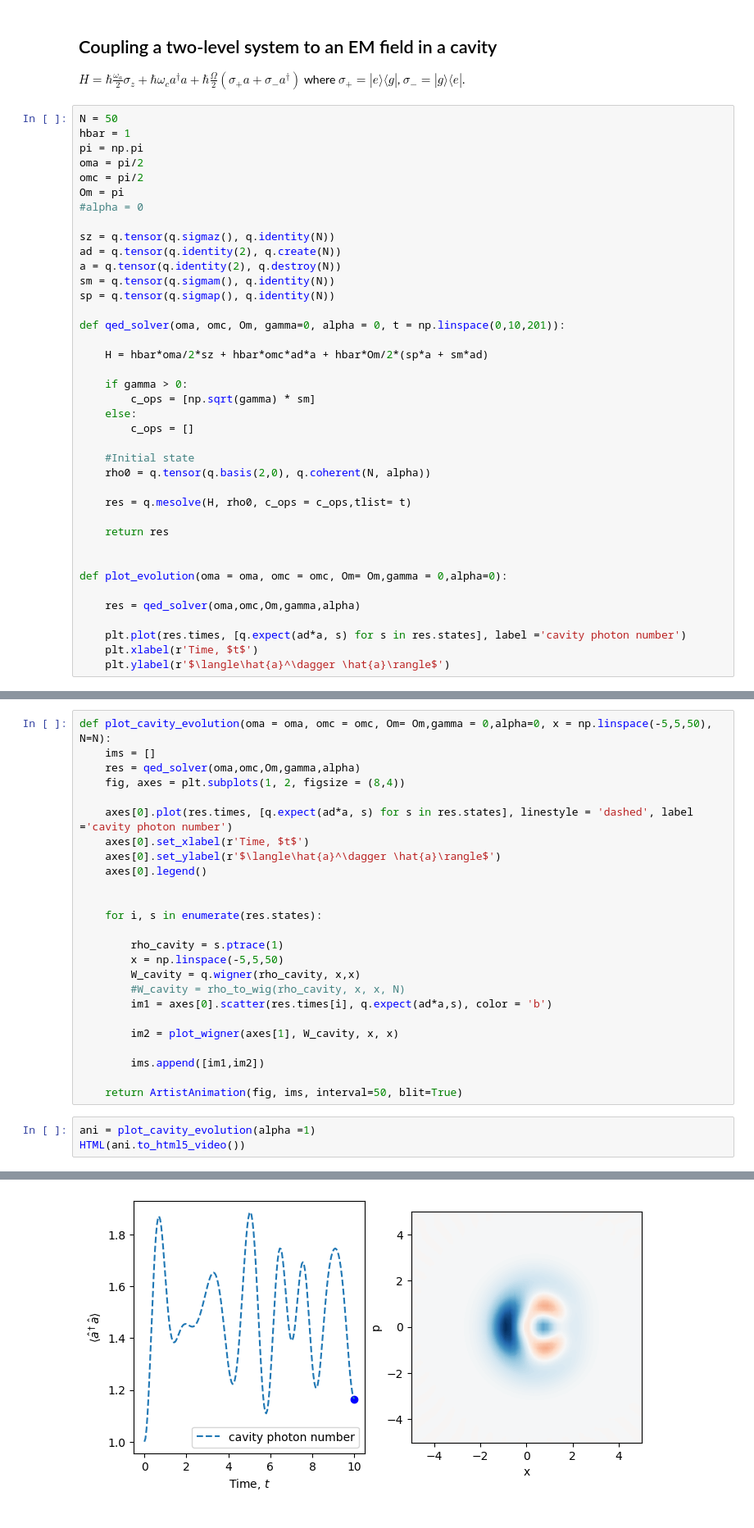
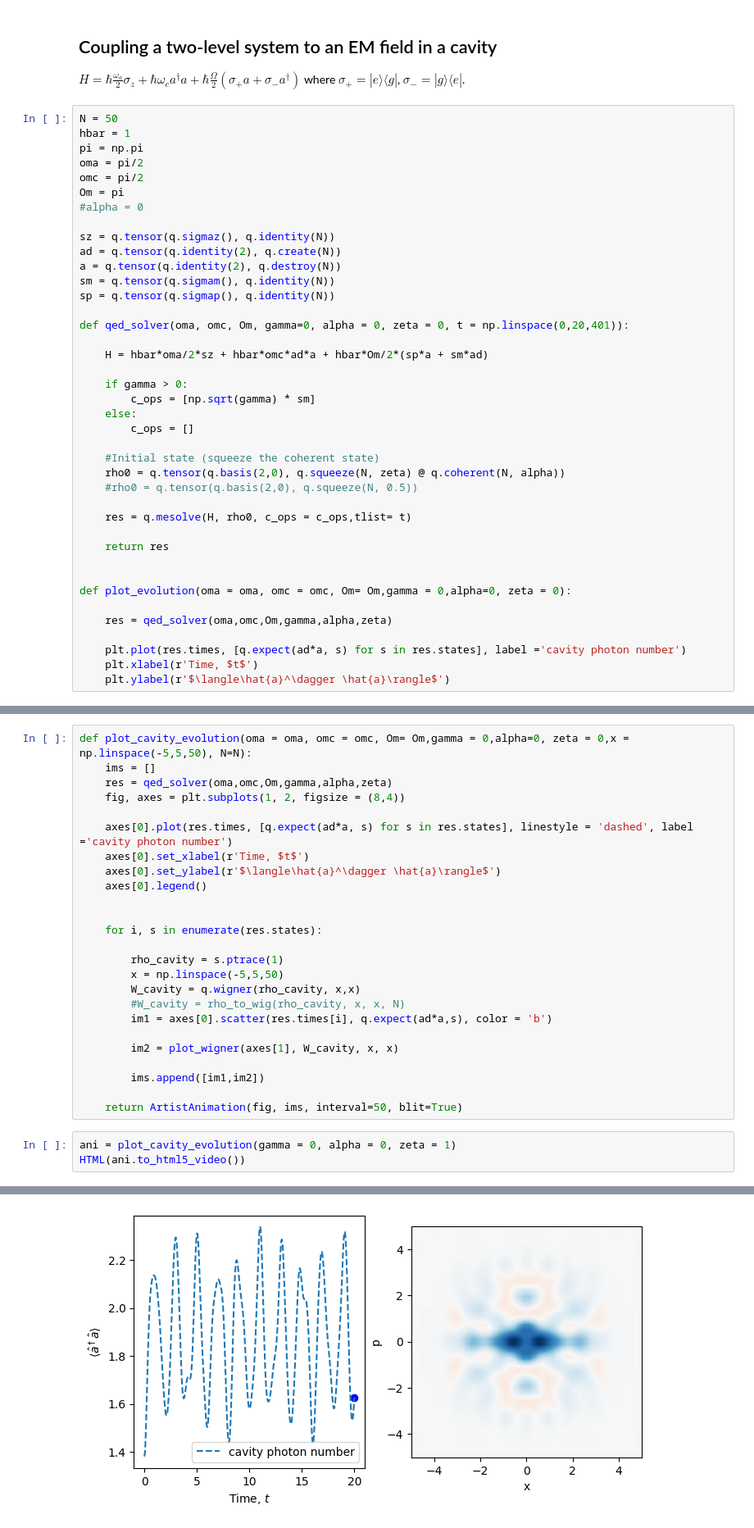
Before and after one commit to olgasolodovnikova/qcircuit, a Jupyter notebook: Qutip_interactive.ipynb, the cells around one changed output, grey strips where cells are left out. Shown at 82% size. Drawn from its saved outputs; the diff is of its cells as text.

Commit message:
generalize for squeezed coherent state input

```diff
--- a/Qutip_interactive.ipynb
+++ b/Qutip_interactive.ipynb
@@ -28,7 +28,7 @@ a = q.tensor(q.identity(2), q.destroy(N))
 sm = q.tensor(q.sigmam(), q.identity(N))
 sp = q.tensor(q.sigmap(), q.identity(N))
 
-def qed_solver(oma, omc, Om, gamma=0, alpha = 0, t = np.linspace(0,10,201)):
+def qed_solver(oma, omc, Om, gamma=0, alpha = 0, zeta = 0, t = np.linspace(0,20,401)):
 
     H = hbar*oma/2*sz + hbar*omc*ad*a + hbar*Om/2*(sp*a + sm*ad)
 
@@ -37,17 +37,18 @@ def qed_solver(oma, omc, Om, gamma=0, alpha = 0, t = np.linspace(0,10,201)):
     else:
         c_ops = []
 
-    #Initial state
-    rho0 = q.tensor(q.basis(2,0), q.coherent(N, alpha))
+    #Initial state (squeeze the coherent state)
+    rho0 = q.tensor(q.basis(2,0), q.squeeze(N, zeta) @ q.coherent(N, alpha))
+    #rho0 = q.tensor(q.basis(2,0), q.squeeze(N, 0.5))
 
     res = q.mesolve(H, rho0, c_ops = c_ops,tlist= t)
 
     return res
 
 
-def plot_evolution(oma = oma, omc = omc, Om= Om,gamma = 0,alpha=0):
+def plot_evolution(oma = oma, omc = omc, Om= Om,gamma = 0,alpha=0, zeta = 0):
 
-    res = qed_solver(oma,omc,Om,gamma,alpha)
+    res = qed_solver(oma,omc,Om,gamma,alpha,zeta)
 
     plt.plot(res.times, [q.expect(ad*a, s) for s in res.states], label ='cavity photon number')
     plt.xlabel(r'Time, $t$')
@@ -60,7 +66,7 @@ interactive(children=(FloatSlider(value=1.5707963267948966, description='oma', m
 # %%
-def plot_cavity_evolution(oma = oma, omc = omc, Om= Om,gamma = 0,alpha=0, x = np.linspace(-5,5,50), N=N):
+def plot_cavity_evolution(oma = oma, omc = omc, Om= Om,gamma = 0,alpha=0, zeta = 0,x = np.linspace(-5,5,50), N=N):
     ims = []
-    res = qed_solver(oma,omc,Om,gamma,alpha)
+    res = qed_solver(oma,omc,Om,gamma,alpha,zeta)
     fig, axes = plt.subplots(1, 2, figsize = (8,4))
 
     axes[0].plot(res.times, [q.expect(ad*a, s) for s in res.states], linestyle = 'dashed', label ='cavity photon number')
@@ -83,9 +89,9 @@ def plot_cavity_evolution(oma = oma, omc = omc, Om= Om,gamma = 0,alpha=0, x = np
 
     return ArtistAnimation(fig, ims, interval=50, blit=True)
 # %%
-ani = plot_cavity_evolution(alpha =1)
+ani = plot_cavity_evolution(gamma = 0, alpha = 0, zeta = 1)
 HTML(ani.to_html5_video())
 # %% [output]
 [interactive output not drawn]
-[figure, old version]
+[figure, new version]
 # %%
```
Also changed, not shown: parts of 2 cells of this notebook.
